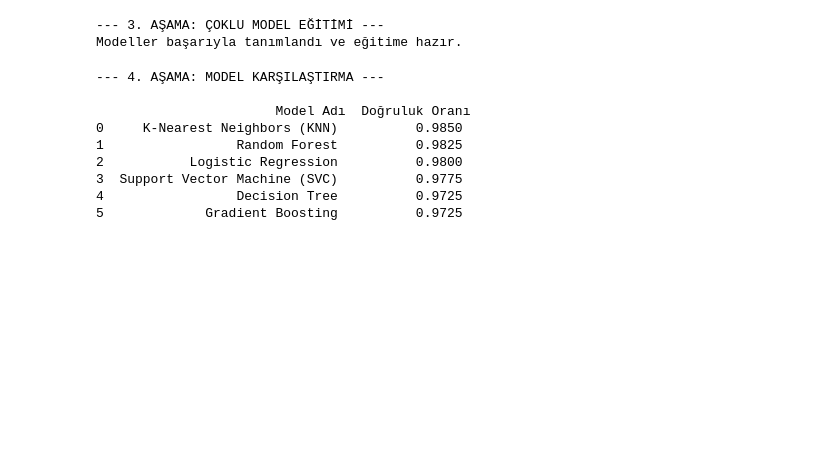
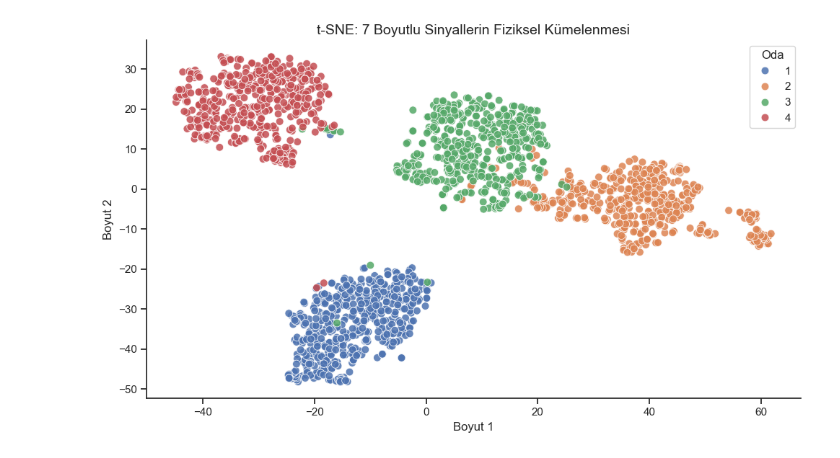
Before and after one commit to fuatefeozdemir/Wireless-Indoor-Localization, a Jupyter notebook: wifi_localization.ipynb, the cells around one changed output. Saved outputs shown, nothing was run; the diff lists cells and outputs as text; code cells hidden in the pictures; blank space fills up the shorter version.

```diff
--- a/wifi_localization.ipynb
+++ b/wifi_localization.ipynb
@@ -98,42 +53,19 @@ Eğitim verisi: (1600, 7), Test verisi: (400, 7)
 # %%
-print("--- 3. AŞAMA: ÇOKLU MODEL EĞİTİMİ ---")
+tsne = TSNE(n_components=2, random_state=42, perplexity=40)
+X_tsne = tsne.fit_transform(df.drop('Room', axis=1))
 
-# Değerlendirilecek algoritmaların tanımlanması
-models = {
-    "Logistic Regression": LogisticRegression(max_iter=1000, random_state=42),
-    "K-Nearest Neighbors (KNN)": KNeighborsClassifier(n_neighbors=5),
-    "Support Vector Machine (SVC)": SVC(kernel='rbf', random_state=42),
-    "Decision Tree": DecisionTreeClassifier(random_state=42),
-    "Random Forest": RandomForestClassifier(n_estimators=100, random_state=42),
-    "Gradient Boosting": GradientBoostingClassifier(random_state=42)
-}
-
-print("Modeller başarıyla tanımlandı ve eğitime hazır.")
+plt.figure(figsize=(10, 6))
+sns.scatterplot(x=X_tsne[:, 0], y=X_tsne[:, 1], hue=df['Room'], palette="deep", s=60, alpha=0.85)
+plt.title("t-SNE: 7 Boyutlu Sinyallerin Fiziksel Kümelenmesi")
+plt.xlabel("Boyut 1")
+plt.ylabel("Boyut 2")
+plt.legend(title="Oda")
+plt.show()
 # %% [output]
---- 3. AŞAMA: ÇOKLU MODEL EĞİTİMİ ---
-Modeller başarıyla tanımlandı ve eğitime hazır.
+[figure, added]
 # %%
-print("--- 4. AŞAMA: MODEL KARŞILAŞTIRMA ---")
-results = []
+X = df.drop('Room', axis=1)
+y = df['Room']
 
-# Döngü içerisinde modellerin test edilmesi ve doğruluk (accuracy) hesaplaması
-for name, model in models.items():
-    model.fit(X_train_scaled, y_train)
-    y_pred = model.predict(X_test_scaled)
-    acc = accuracy_score(y_test, y_pred)
-    results.append({"Model Adı": name, "Doğruluk Oranı": round(acc, 4)})
-
-# Sonuçların Tablo Haline Getirilip Raporlanması
-df_results = pd.DataFrame(results).sort_values(by="Doğruluk Oranı", ascending=False).reset_index(drop=True)
-print("\n", df_results.to_string())
+X_train, X_test, y_train, y_test = train_test_split(X, y, test_size=0.2, random_state=42, stratify=y)
-# %% [output]
---- 4. AŞAMA: MODEL KARŞILAŞTIRMA ---
-
-                       Model Adı  Doğruluk Oranı
-0     K-Nearest Neighbors (KNN)          0.9850
-1                 Random Forest          0.9825
-2           Logistic Regression          0.9800
-3  Support Vector Machine (SVC)          0.9775
-4                 Decision Tree          0.9725
-5             Gradient Boosting          0.9725
 # %%
```
Also changed, not shown: parts of 5 cells of this notebook.
